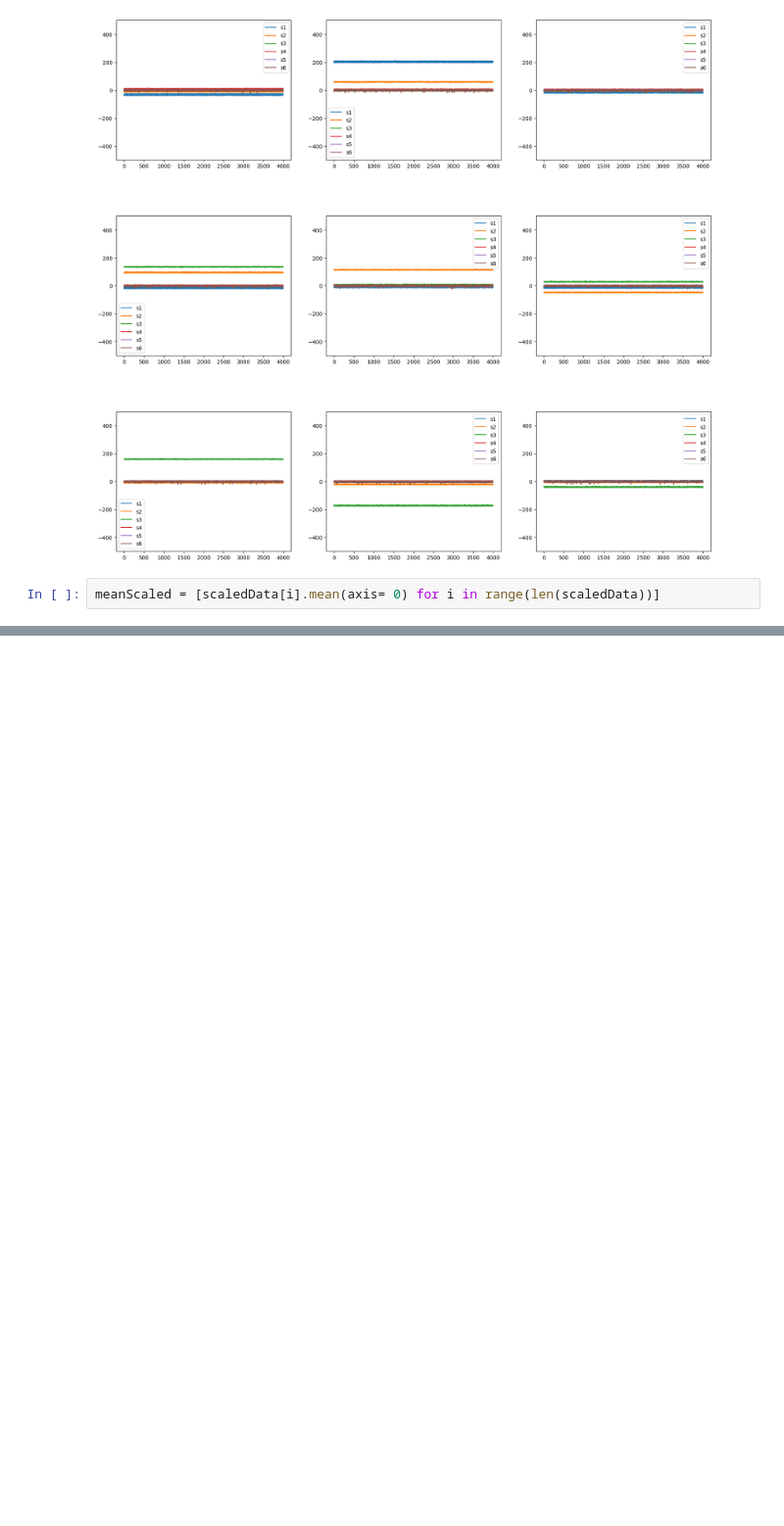
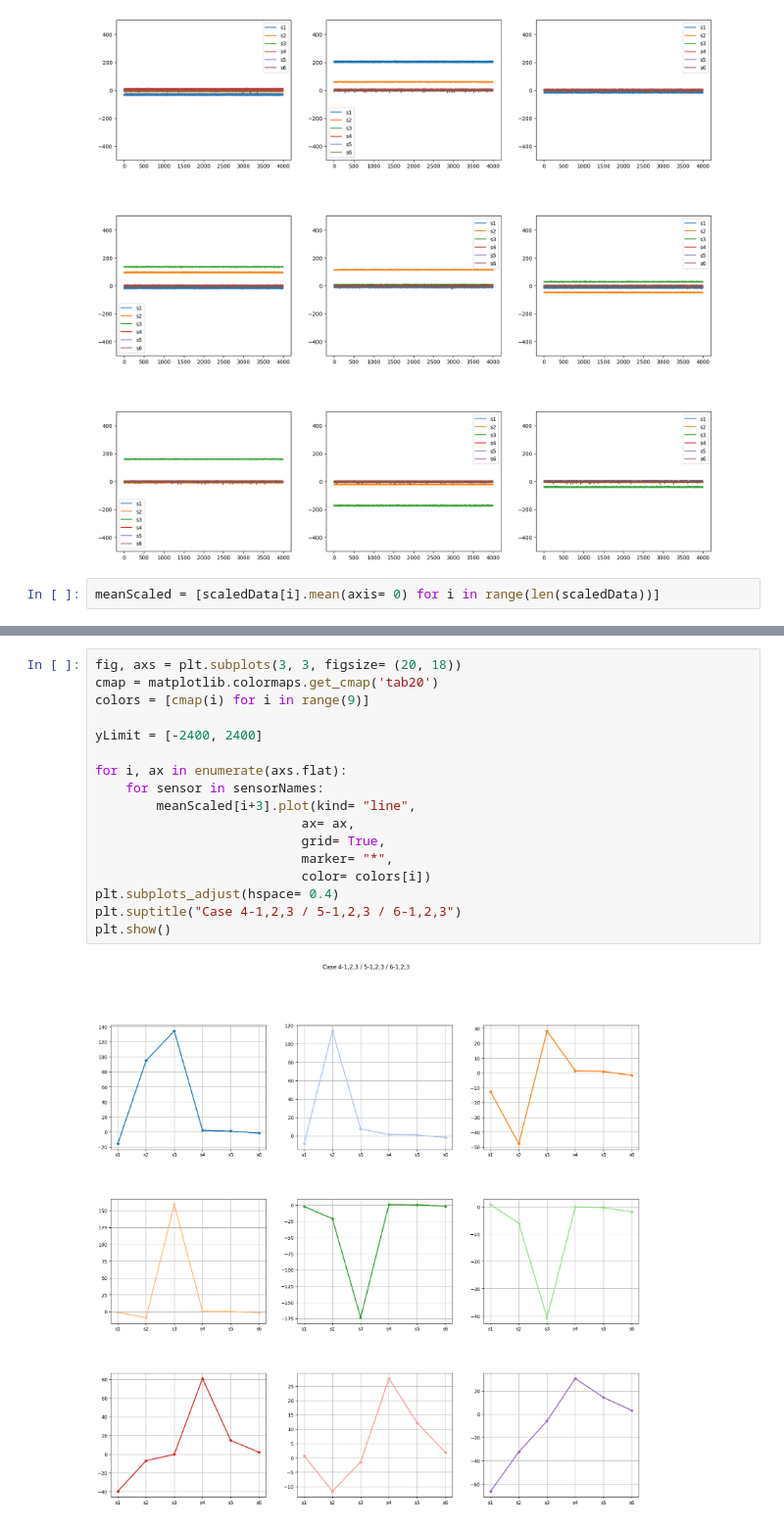
Before and after one commit to WooHyuck-Jeong/Code, a Jupyter notebook: Test0919/2_PlotData.ipynb, the cells around one changed output, grey strips where cells are left out. Shown at 98% size. Cells and saved outputs as stored; diff of their text form; blank space fills up the shorter version.

```diff
--- a/Test0919/2_PlotData.ipynb
+++ b/Test0919/2_PlotData.ipynb
@@ -113,0 +115,19 @@ plt.show()
+# %%
+fig, axs = plt.subplots(3, 3, figsize= (20, 18))
+cmap = matplotlib.colormaps.get_cmap('tab20')
+colors = [cmap(i) for i in range(9)]
+
+yLimit = [-2400, 2400]
+
+for i, ax in enumerate(axs.flat):
+    for sensor in sensorNames:
+        meanScaled[i+3].plot(kind= "line",
+                           ax= ax,
+                           grid= True,
+                           marker= "*",
+                           color= colors[i])
+plt.subplots_adjust(hspace= 0.4)
+plt.suptitle("Case 4-1,2,3 / 5-1,2,3 / 6-1,2,3")
+plt.show()
+# %% [output]
+[figure, added]
```
Also changed, not shown: parts of 8 cells of this notebook.
